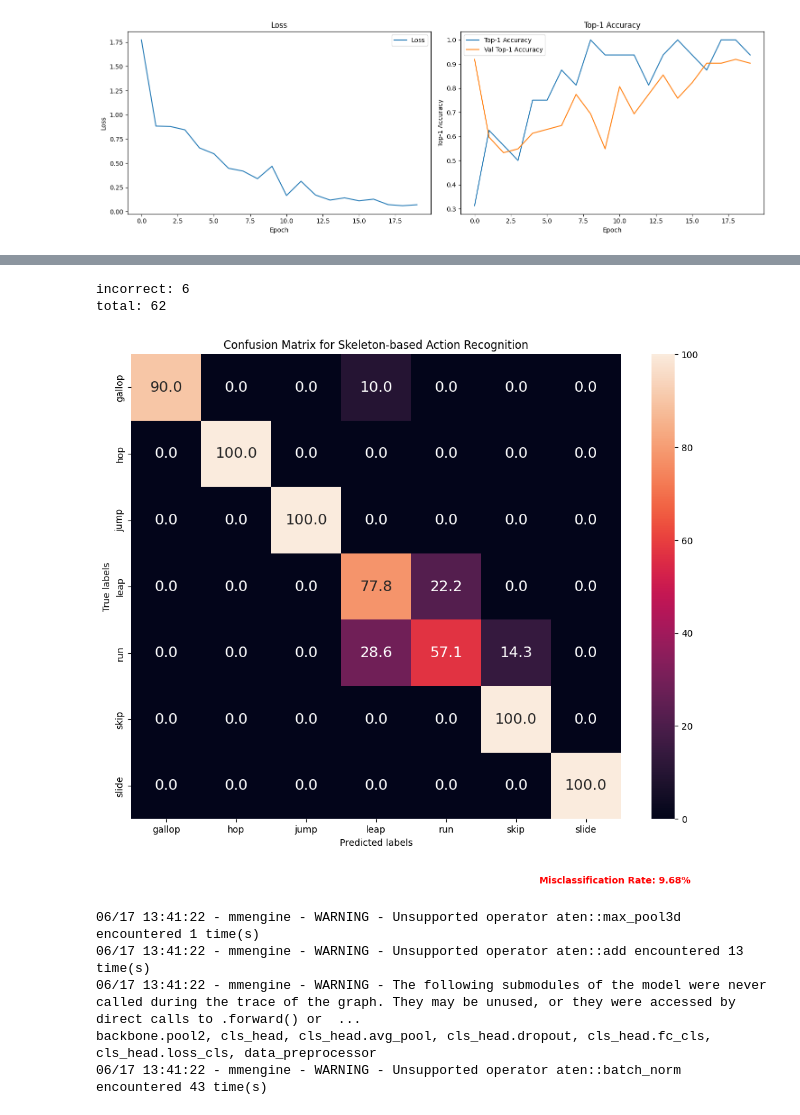
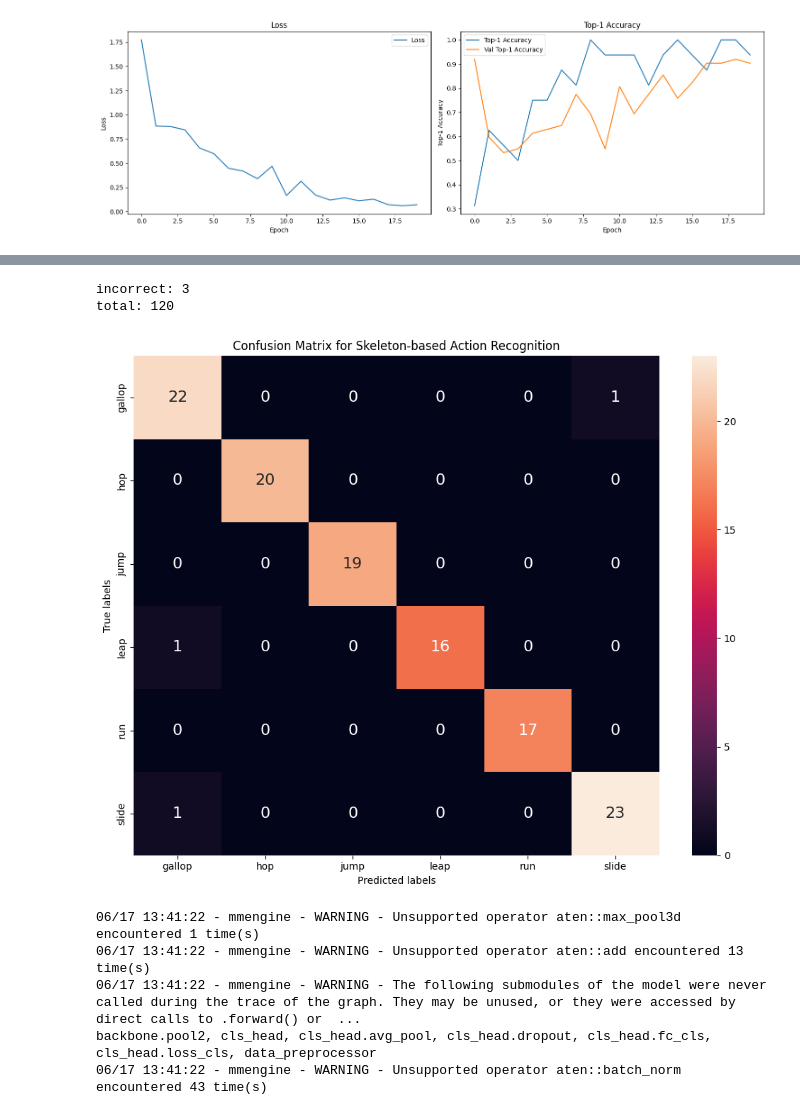
Before and after one commit to christianadr/gm-activity-recognition, a Jupyter notebook: notebooks/training/training_posec3d.ipynb, the cells around one changed output, grey strips where cells are left out. Cells and saved outputs as stored; diff of their text form; code cells hidden in the pictures.

```diff
--- a/notebooks/training/training_posec3d.ipynb
+++ b/notebooks/training/training_posec3d.ipynb
@@ -248,13 +281,12 @@ import seaborn as sns
 import torch
 
 # Given tensor
-tensor = torch.tensor([[ 9,  0,  0,  1,  0,  0,  0],
-        [ 0,  6,  0,  0,  0,  0,  0],
-        [ 0,  0,  2,  0,  0,  0,  0],
-        [ 0,  0,  0,  7,  2,  0,  0],
-        [ 0,  0,  0,  2,  4,  1,  0],
-        [ 0,  0,  0,  0,  0, 10,  0],
-        [ 0,  0,  0,  0,  0,  0, 18]])
+tensor = torch.tensor([[22,  0,  0,  0,  0,  1],
+        [ 0, 20,  0,  0,  0,  0],
+        [ 0,  0, 19,  0,  0,  0],
+        [ 1,  0,  0, 16,  0,  0],
+        [ 0,  0,  0,  0, 17,  0],
+        [ 1,  0,  0,  0,  0,  23]])
 
 # Convert tensor to numpy array
 cm = tensor.numpy()
@@ -268,39 +300,38 @@ cm_percentages = cm / row_sums.astype(float) * 100
 # Calculate misclassification rate
 incorrect = np.sum(cm) - np.sum(np.diag(cm))
 total = np.sum(cm)
 misclassification_rate = incorrect / total * 100
 print(f"incorrect: {incorrect}")
 print(f"total: {total}")
 
 # Define class names
 CLASS_NAMES = {
     "gallop": 0,
     "hop": 1,
     "jump": 2,
     "leap": 3,
     "run": 4,
-    "skip": 5,
     "slide": 6,
 }
 
 # Get class labels for axis
 class_labels = [k for k in CLASS_NAMES.keys()]
 
 # Plot confusion matrix
 plt.figure(figsize=(10, 8))
 # sns.set(font_scale=1.4)  # for label size
-sns.heatmap(cm_percentages, annot=True, fmt='.1f', cmap='rocket', annot_kws={"size": 16},
+sns.heatmap(cm, annot=True, cmap='rocket', annot_kws={"size": 16},
             xticklabels=class_labels, yticklabels=class_labels)  # font size
 plt.xlabel('Predicted labels')
 plt.ylabel('True labels')
 plt.title('Confusion Matrix for Skeleton-based Action Recognition')
 plt.tight_layout()
-plt.text(8, 8, f'Misclassification Rate: {misclassification_rate:.2f}%', horizontalalignment='right', verticalalignment='bottom', fontdict={"size": 10, "weight": "bold", "color":"red"})
+# plt.text(4, 6, f'Misclassification Rate: {misclassification_rate:.2f}%', horizontalalignment='right', verticalalignment='bottom', fontdict={"size": 10, "weight": "bold", "color":"red"})
 plt.show()
 # %% [output]
-incorrect: 6
-total: 62
+incorrect: 3
+total: 120
-[figure, old version]
+[figure, new version]
 # %%
 import argparse
 
```
Also changed, not shown: parts of 3 cells of this notebook, 22 other files.
